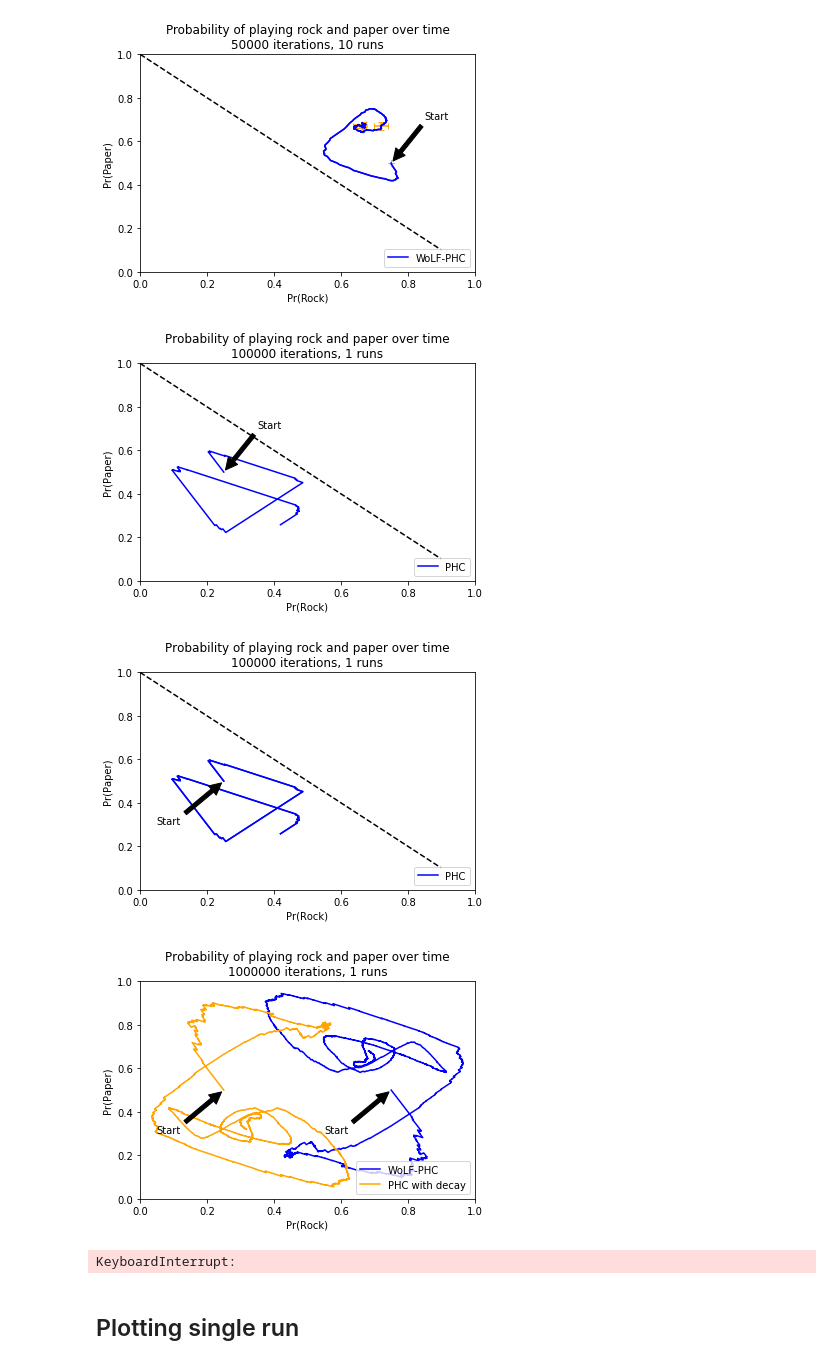
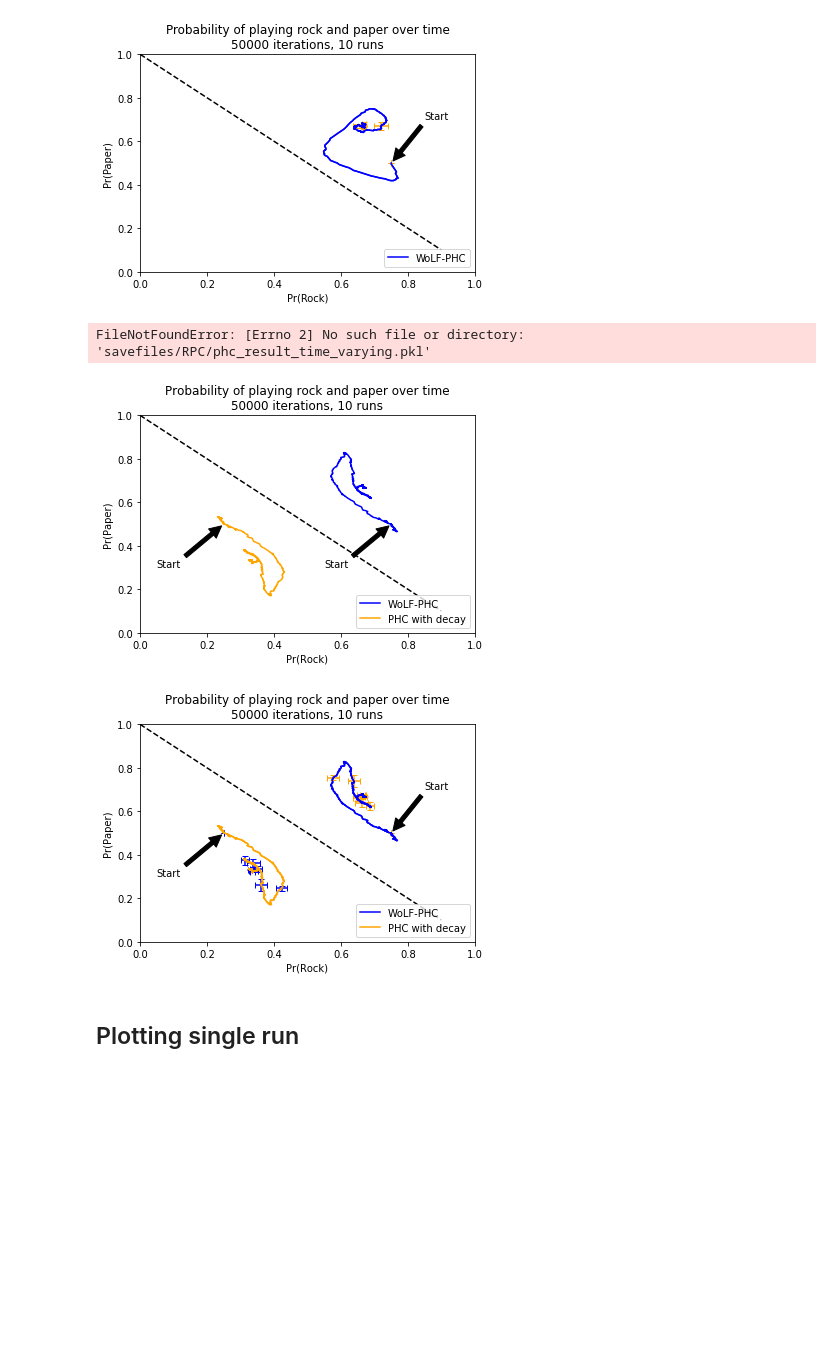
Before and after one commit to wulfdewolf/CGTproject, a Jupyter notebook: code/rock_paper_scissors_game.ipynb, the cells around one changed output. Saved outputs shown, nothing was run; the diff lists cells and outputs as text; code cells hidden in the pictures; blank space fills up the shorter version.

```diff
--- a/code/rock_paper_scissors_game.ipynb
+++ b/code/rock_paper_scissors_game.ipynb
@@ -563,8 +563,8 @@ gamma = 0.8
 delta = 0 #not used -> time-varying
 alpha = 0 #not used -> time-varying
 uses_time_varying = True
-iterations = 1000000
-averaging_amount = 1
+iterations = 50000
+averaging_amount = 10
 
 player1 = WolfRPCPlayer(initial_q_value, initial_policy_probabilities, gamma)
 player2 = PhcRPCPlayer(initial_q_value, initial_policy_probabilities, gamma, delta, alpha, uses_time_varying)
@@ -817,8 +817,7 @@ plt.title('Probability of playing rock and paper over time\n' + str(iterations)
 plt.savefig("graphs/RPC/rpc_PHC_w_error.png", dpi=300, bbox_inches='tight')
 plt.show()
 # %% [output]
-[figure, removed]
-[figure, removed]
+FileNotFoundError: [Errno 2] No such file or directory: 'savefiles/RPC/phc_result_time_varying.pkl'
 # %%
 # get the results phc/wolf
 results = [["WoLF-PHC", get_var_from_file("RPC/phc_wolf_result_wolf")],
@@ -866,7 +865,8 @@ for result in results:
     else:
         plt.annotate('Start', xy=(x[0],y[0]), xytext=(x[0]-0.2,y[0]-0.2), arrowprops=dict(facecolor='black', shrink=0.05))
 
-
+# show diagonal
+plt.plot(np.arange(0, 1, 1/10), np.arange(1, 0, -1/10), "--", color="black")
 
 plt.legend(loc="lower right")
 
@@ -908,35 +908,38 @@ for result in results:
     plt.plot(x, y,
              "-",
              label=result[0],
              color=colors[color_idx])
 
     xerror = [sstats.sem(k) for k in zip(*result_data_rock)]
     yerror = [sstats.sem(k) for k in zip(*result_data_paper)]
     plt.errorbar(x, y, yerr=yerror, xerr=xerror, errorevery=5000, color=colors[color_idx], alpha=1, ecolor=error_colors[color_idx], capsize=3, )
 
     color_idx += 1
 
     #show start
     if result[0] == "WoLF-PHC": # transform to upperright
         plt.annotate('Start', xy=(x[0],y[0]), xytext=(x[0]+0.1,y[0]+0.2), arrowprops=dict(facecolor='black', shrink=0.05))
     else:
         plt.annotate('Start', xy=(x[0],y[0]), xytext=(x[0]-0.2,y[0]-0.2), arrowprops=dict(facecolor='black', shrink=0.05))
 
+# show diagonal
+plt.plot(np.arange(0, 1, 1/10), np.arange(1, 0, -1/10), "--", color="black")
+
 
 plt.legend(loc="lower right")
 
 plt.ylim(0, 1)
 plt.xlim(0, 1)
 
 plt.xlabel('Pr(Rock)')
 plt.ylabel('Pr(Paper)')
 plt.title('Probability of playing rock and paper over time\n' + str(iterations) + " iterations, " + str(averaging_amount) + " runs")
 
 plt.savefig("graphs/RPC/rpc_PHC_WoLF_w_error.png", dpi=300, bbox_inches='tight')
 plt.show()
 # %% [output]
-[figure, old version]
+[figure, new version]
-KeyboardInterrupt:
+[figure, added]
 # %% [markdown]
 ## Plotting single run
 # %%
```
